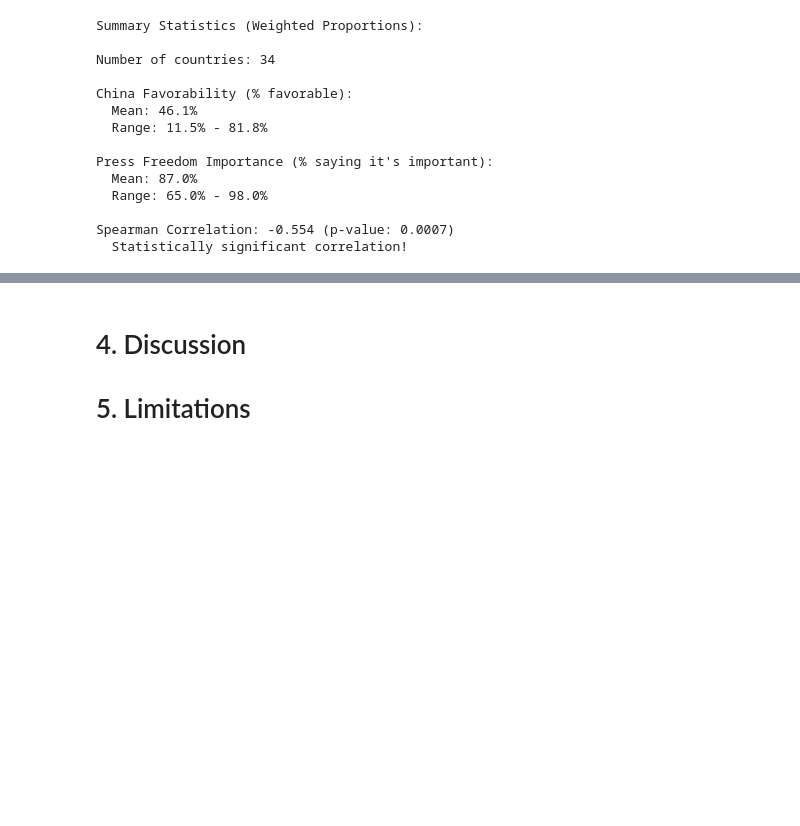
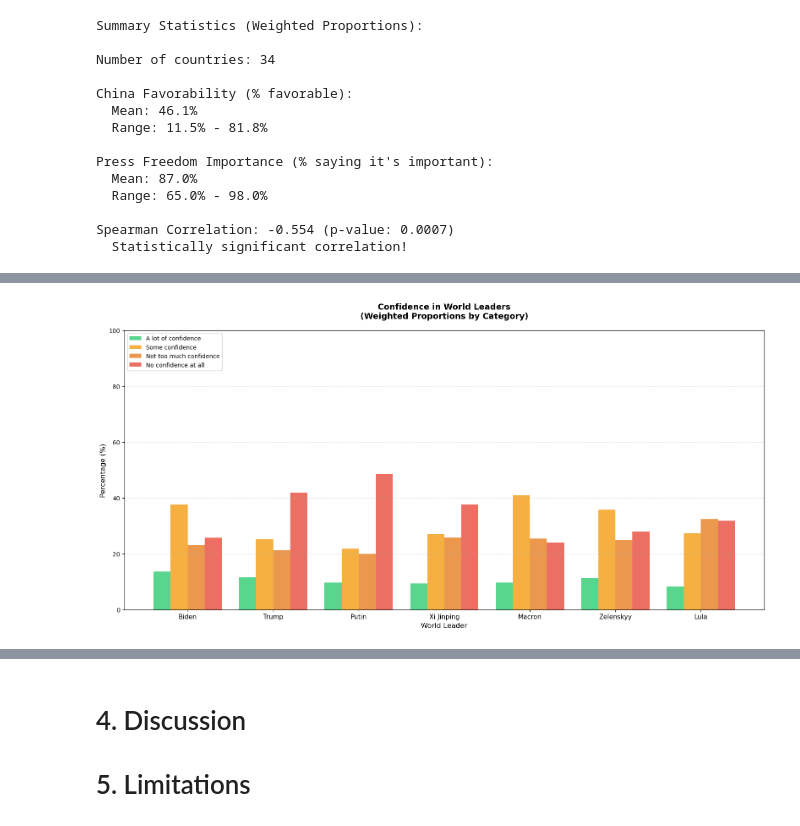
Before and after one commit to tcanm/pew-global-attitudes-analysis-2024, a Jupyter notebook: summative.ipynb, the cells around one changed output, grey strips where cells are left out. Saved outputs shown, nothing was run; the diff lists cells and outputs as text; code cells hidden in the pictures; blank space fills up the shorter version.

```diff
--- a/summative.ipynb
+++ b/summative.ipynb
@@ -988,0 +1855,99 @@ Spearman Correlation: -0.554 (p-value: 0.0007)
+# %%
+# Confidence in World Leaders Comparison
+# Showing all ordinal categories (1-4) for each leader
+# Using weighted proportions (appropriate for ordinal variables)
+
+# List of confidence variables to compare
+confidence_vars = {
+    'confid_biden': 'Biden',
+    'confid_trump': 'Trump',
+    'confid_putin': 'Putin',
+    'confid_xi': 'Xi Jinping',
+    'confid_macron': 'Macron',
+    'confid_zelenskyy': 'Zelenskyy',
+    'confid_lula': 'Lula'
+}
+
+# Category labels
+category_labels = {
+    '1': 'A lot of confidence',
+    '2': 'Some confidence',
+    '3': 'Not too much confidence',
+    '4': 'No confidence at all'
+}
+
+# Calculate weighted proportions for each leader
+leader_stats = {}
+
+for var_name, leader_name in confidence_vars.items():
+    # Filter to valid responses (1-4)
+    valid_data = pew[pew[var_name].isin(['1', '2', '3', '4'])].copy()
+    valid_data['weight'] = pd.to_numeric(valid_data['weight'], errors='coerce')
+    valid_data = valid_data.dropna(subset=['weight', var_name])
+
+    total_weight = valid_data['weight'].sum()
+
+    # Calculate weighted proportions for each category
+    proportions = {}
+    for category in ['1', '2', '3', '4']:
+        category_weight = valid_data[valid_data[var_name] == category]['weight'].sum()
+        proportions[category] = (category_weight / total_weight) * 100
+
+    leader_stats[leader_name] = proportions
+
+# Convert to DataFrame for easier plotting
+plot_df = pd.DataFrame(leader_stats).T
+plot_df.columns = [category_labels[col] for col in plot_df.columns]
+
+# Reorder columns for logical flow
+plot_df = plot_df[['A lot of confidence', 'Some confidence',
+                   'Not too much confidence', 'No confidence at all']]
+
+# Create grouped bar chart
+fig, ax = plt.subplots(figsize=(16, 8))
+
+# Set up positions for bars
+x = np.arange(len(plot_df.index))
+width = 0.2  # Width of the bars
+
+# Colors for each category
+colors = ['#2ecc71', '#f39c12', '#e67e22', '#e74c3c']  # Green, Orange, Light Red, Dark Red
+
+# Create bars for each category
+for i, (category, color) in enumerate(zip(plot_df.columns, colors)):
+    values = plot_df[category].values
+    offset = (i - 1.5) * width
+    ax.bar(x + offset, values, width, label=category, color=color, alpha=0.8)
+
+# Customize the plot
+ax.set_ylabel('Percentage (%)', fontsize=12)
+ax.set_xlabel('World Leader', fontsize=12)
+ax.set_title('Confidence in World Leaders\n(Weighted Proportions by Category)',
+             fontsize=14, fontweight='bold', pad=20)
+ax.set_xticks(x)
+ax.set_xticklabels(plot_df.index, fontsize=11)
+ax.legend(loc='upper left', framealpha=0.9, fontsize=10)
+ax.grid(axis='y', alpha=0.3, linestyle='--')
+ax.set_ylim(0, 100)
+
+plt.tight_layout()
+plt.show()
+
+# Print summary statistics
+print("="*80)
+print("CONFIDENCE IN WORLD LEADERS - SUMMARY STATISTICS")
+print("="*80)
+
+for leader in plot_df.index:
+    print(f"\n{leader}:")
+    for category in plot_df.columns:
+        pct = plot_df.loc[leader, category]
+        print(f"  {category}: {pct:.1f}%")
+
+    # Calculate "confident" (1+2) vs "not confident" (3+4)
+    confident = plot_df.loc[leader, 'A lot of confidence'] + plot_df.loc[leader, 'Some confidence']
+    not_confident = plot_df.loc[leader, 'Not too much confidence'] + plot_df.loc[leader, 'No confidence at all']
+    print(f"  Total Confident (1+2): {confident:.1f}%")
+    print(f"  Total Not Confident (3+4): {not_confident:.1f}%")
+# %% [output]
+[figure, added]
```
Also changed, not shown: parts of 8 cells of this notebook.
